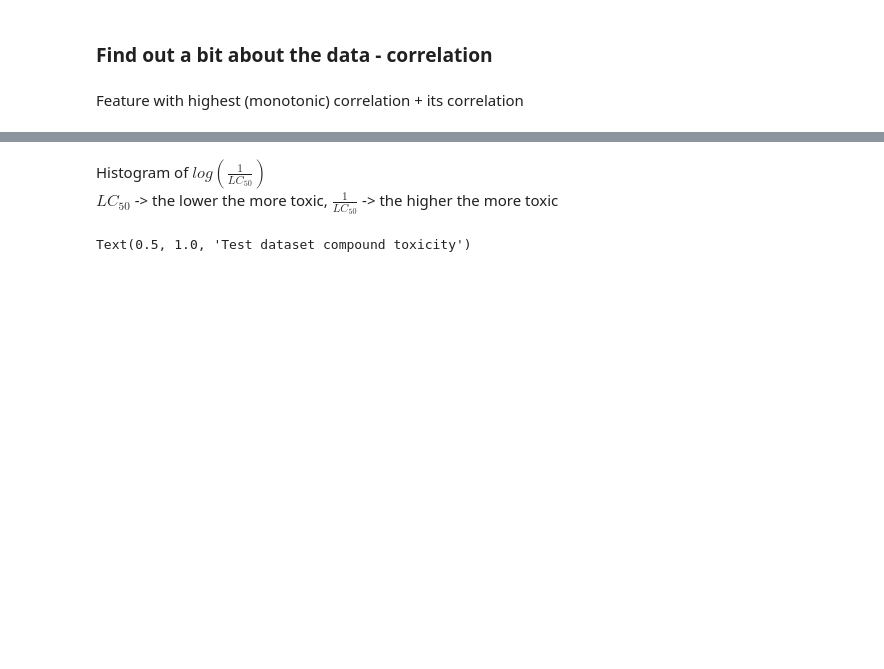
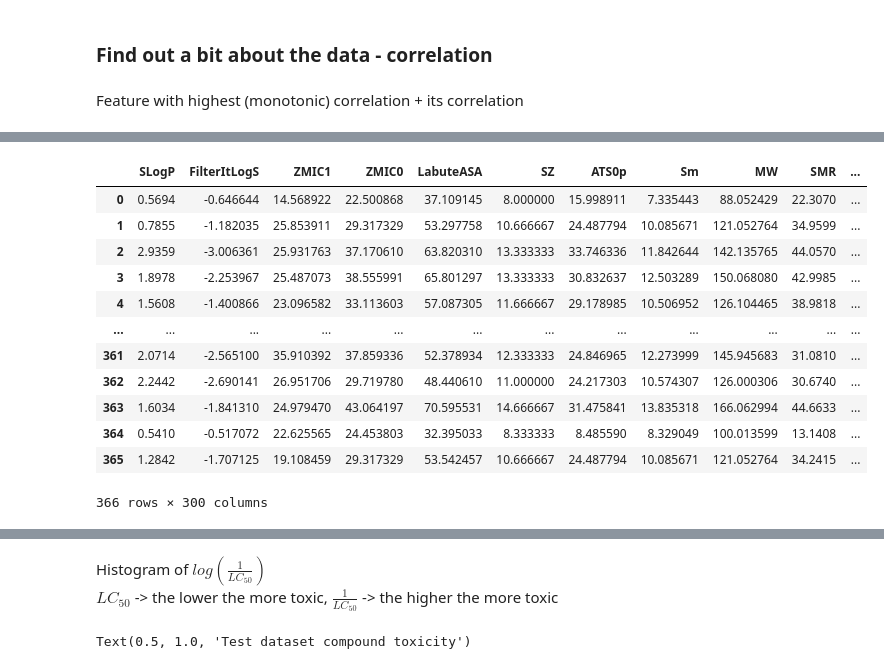
Before and after one commit to Max10-afk/chin_group_project, a Jupyter notebook: data_analysis.ipynb, the cells around one changed output, grey strips where cells are left out. Saved outputs shown, nothing was run; the diff lists cells and outputs as text; code cells hidden in the pictures; blank space fills up the shorter version.

```diff
--- a/data_analysis.ipynb
+++ b/data_analysis.ipynb
@@ -52,0 +94,16 @@ Feature with highest (monotonic) correlation + its correlation
+# %%
+all_data[my_features]
+# %% [output]
+|  | SLogP | FilterItLogS | ZMIC1 | ZMIC0 | LabuteASA | SZ | ATS0p | Sm | MW | SMR | ... |
+| 0 | 0.5694 | -0.646644 | 14.568922 | 22.500868 | 37.109145 | 8.000000 | 15.998911 | 7.335443 | 88.052429 | 22.3070 | ... |
+| 1 | 0.7855 | -1.182035 | 25.853911 | 29.317329 | 53.297758 | 10.666667 | 24.487794 | 10.085671 | 121.052764 | 34.9599 | ... |
+| 2 | 2.9359 | -3.006361 | 25.931763 | 37.170610 | 63.820310 | 13.333333 | 33.746336 | 11.842644 | 142.135765 | 44.0570 | ... |
+| 3 | 1.8978 | -2.253967 | 25.487073 | 38.555991 | 65.801297 | 13.333333 | 30.832637 | 12.503289 | 150.068080 | 42.9985 | ... |
+| 4 | 1.5608 | -1.400866 | 23.096582 | 33.113603 | 57.087305 | 11.666667 | 29.178985 | 10.506952 | 126.104465 | 38.9818 | ... |
+| ... | ... | ... | ... | ... | ... | ... | ... | ... | ... | ... | ... |
+| 361 | 2.0714 | -2.565100 | 35.910392 | 37.859336 | 52.378934 | 12.333333 | 24.846965 | 12.273999 | 145.945683 | 31.0810 | ... |
+| 362 | 2.2442 | -2.690141 | 26.951706 | 29.719780 | 48.440610 | 11.000000 | 24.217303 | 10.574307 | 126.000306 | 30.6740 | ... |
+| 363 | 1.6034 | -1.841310 | 24.979470 | 43.064197 | 70.595531 | 14.666667 | 31.475841 | 13.835318 | 166.062994 | 44.6633 | ... |
+| 364 | 0.5410 | -0.517072 | 22.625565 | 24.453803 | 32.395033 | 8.333333 | 8.485590 | 8.329049 | 100.013599 | 13.1408 | ... |
+| 365 | 1.2842 | -1.707125 | 19.108459 | 29.317329 | 53.542457 | 10.666667 | 24.487794 | 10.085671 | 121.052764 | 34.2415 | ... |
+366 rows × 300 columns
```
Also changed, not shown: parts of 46 cells of this notebook, 4 other files.
